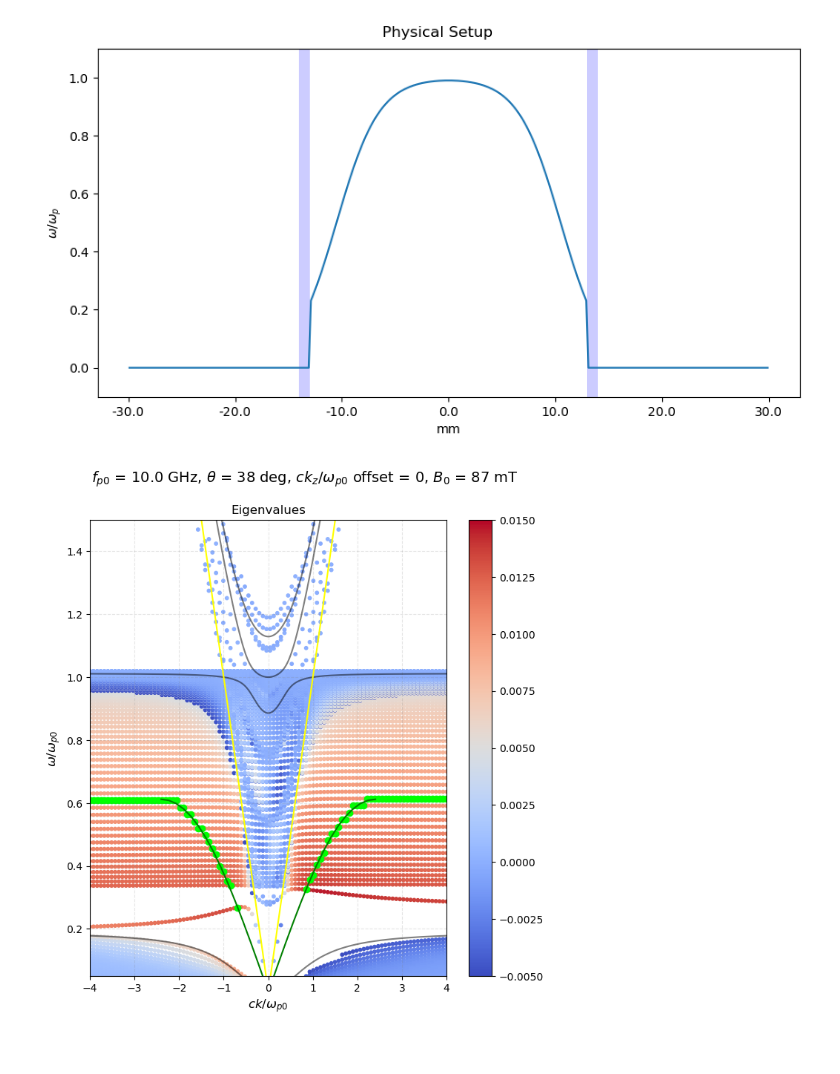
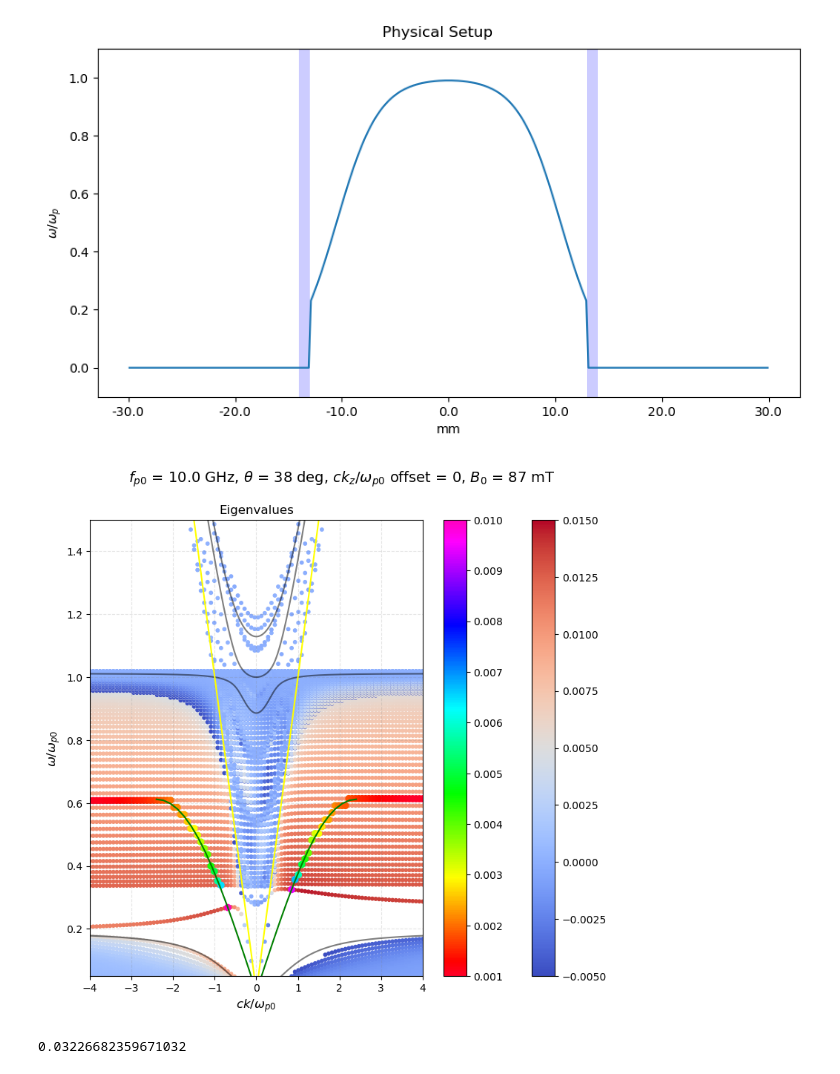
Before and after one commit to declanmz/PlasmaEdgeModes, a Jupyter notebook: EdgePlotting.ipynb, the cells around one changed output. Cells and saved outputs as stored; diff of their text form; code cells hidden in the pictures.

Commit message:
Finished intersection code for Eavg, Estd, Emax inclusion and plotting on dispersion relation

```diff
--- a/EdgePlotting.ipynb
+++ b/EdgePlotting.ipynb
@@ -71,9 +71,16 @@ try:
     wgNeg_k0list = np.asarray(jsondata['wgNeg_k0list'])
     wgNeg_distanceList = np.asarray(jsondata['wgNeg_distanceList'])
     wgNeg_evalList = np.asarray(jsondata['wgNeg_evalList'])
+    wgNeg_EavgList = jsondata['wgNeg_EavgList']
+    wgNeg_EstdList = jsondata['wgNeg_EstdList']
+    wgNeg_EmaxList = jsondata['wgNeg_EmaxList']
+
     wgPos_k0list = np.asarray(jsondata['wgPos_k0list'])
     wgPos_distanceList = np.asarray(jsondata['wgPos_distanceList'])
     wgPos_evalList = np.asarray(jsondata['wgPos_evalList'])
+    wgPos_EavgList = jsondata['wgPos_EavgList']
+    wgPos_EstdList = jsondata['wgPos_EstdList']
+    wgPos_EmaxList = jsondata['wgPos_EmaxList']
 except:
     print("No waveguide data")
 # %%
@@ -149,7 +156,7 @@ negAvgColorBound = -5e-3
 posAvgColorBound = 15e-3
 
 fig, axs = plt.subplot_mosaic([['e']],
-                              figsize=(7, 7))
+                              figsize=(8, 7))
 fig.tight_layout(pad=2)
 fig.suptitle(r'$f_{p0}$' + ' = {} GHz,'.format(fp0 / 1e9) + r' $\theta$ = ' + '{} deg,'.format(thetadegs) + r' $c k_z / \omega_{p0}$ offset'+ r' = {}, $B_0$ = {:.0f} mT'.format(kzoffset, B0 / 1e-3), size=14, y=1.05)
 
@@ -158,34 +165,46 @@ axs['e'].set_title('Eigenvalues')
 axs['e'].set_xlabel(r'$c k / \omega_{p0}$', size=12)
 axs['e'].set_ylabel(r'$\omega / \omega_{p0}$', size=12)
 
 
 norm = plt.Normalize(negAvgColorBound, posAvgColorBound)
 for n in range(len(k0list)):
     sc = axs['e'].scatter([k0list[n] for i in evals_list[n]], evals_list[n].real / wp0, s=10,
                     c=Eavg_list[n], norm=norm, cmap='coolwarm')
 # axs['e'].scatter(k0list[k0id], evals_list[k0id][eval_n].real / wp0, marker='o', s=20, color='lime') #for highlighting
 axs['e'].grid(color='gray', linestyle='dashed', alpha=0.2)
 axs['e'].set_xlim([k0list[0], k0list[-1]])
 axs['e'].set_ylim([wmin / wp0, wmax / wp0])
 fig.colorbar(sc, ax=axs['e'], orientation='vertical')
 
 #Plot bulk modes as well
 for i in range(len(bulkLines)):
     axs['e'].plot(k0line, bulkLines[i], color='black', alpha=0.5)
 #the light line
 axs['e'].plot(k0line, lightline, color='yellow')
 
 #Plot waveguide dispersion
 axs['e'].plot(k0waveguide, w0waveguide, color='green')
 axs['e'].plot(-k0waveguide, w0waveguide, color='green')
 
 try:
     #Plot waveguide intersection points
-    axs['e'].scatter(wgNeg_k0list, wgNeg_evalList.real/wp0, color='lime', marker='o')
-    axs['e'].scatter(wgPos_k0list, wgPos_evalList.real/wp0, color='lime', marker='o')
+    # wgNorm = plt.Normalize(7.5e-3,15e-3) # for Eavg
+    wgNorm = plt.Normalize(.001,.01) # for Estd - very good for filtering out the correct modes
+    # wgNorm = plt.Normalize(0.03,0.12) # for Emax - not that great
+    wgCmap = 'gist_rainbow'
+
+    negScatter = axs['e'].scatter(wgNeg_k0list, wgNeg_evalList.real/wp0, marker='o',
+                        c=wgNeg_EstdList, norm=wgNorm, cmap=wgCmap)
+    posScatter = axs['e'].scatter(wgPos_k0list, wgPos_evalList.real/wp0, marker='o',
+                        c=wgPos_EstdList, norm=wgNorm, cmap=wgCmap)
+    fig.colorbar(posScatter, ax=axs['e'], orientation='vertical')
 except:
-    pass
+    print('error')
 
 plt.show()
 # %% [output]
-[figure, old version]
+[figure, new version]
+# %%
+np.min(wgPos_EmaxList)
+# %% [output]
+0.03226682359671032
```
Also changed, not shown: 2 other files.
